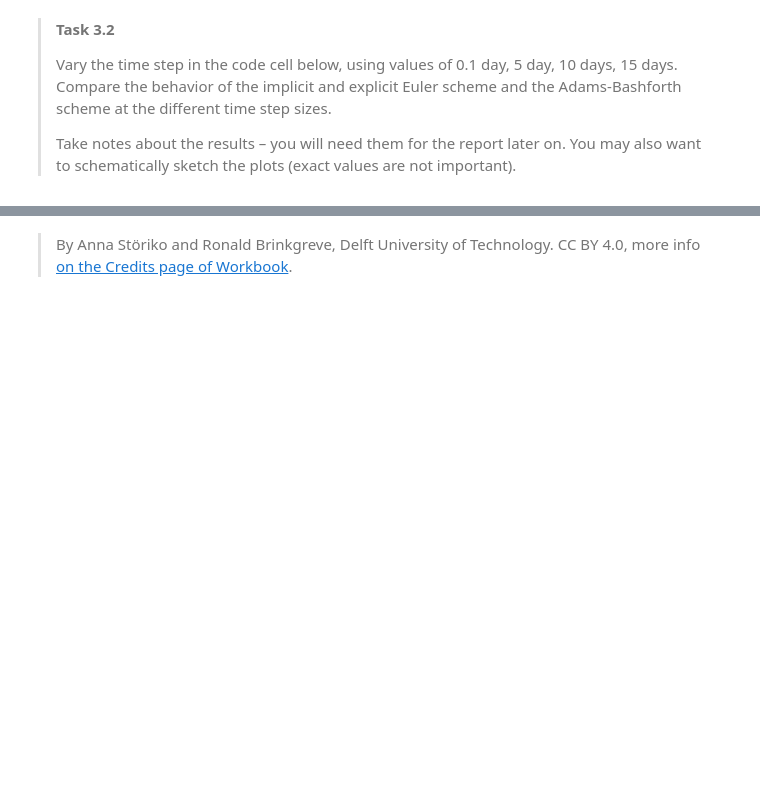
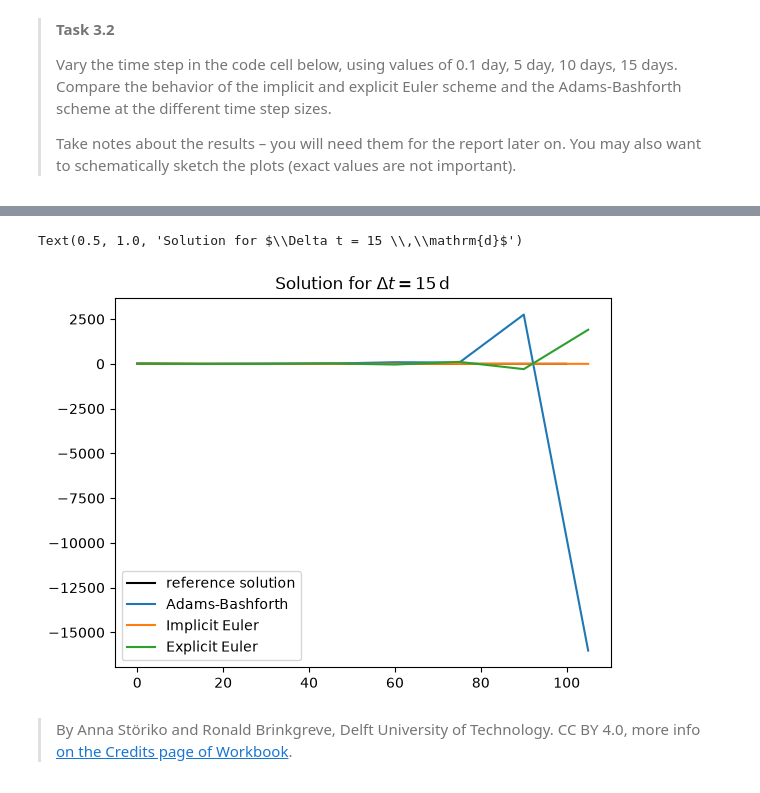
Before and after one commit to candicehabay11/GA1.3, a Jupyter notebook: contaminant_degradation.ipynb, the cells around one changed output, grey strips where cells are left out. Cells and saved outputs as stored; diff of their text form; code cells hidden in the pictures; blank space fills up the shorter version.

```diff
--- a/contaminant_degradation.ipynb
+++ b/contaminant_degradation.ipynb
@@ -413,7 +413,7 @@ Warning: Newton did not converge at t=100 (i=50)
 >
 > Take notes about the results – you will need them for the report later on. You may also want to schematically sketch the plots (exact values are not important).
 # %%
-dt = 0.1
+dt = 15
 t_end = np.maximum(100, dt * 5)
 times = np.arange(0, t_end + dt, dt)  # in days
 n_times = len(times)
@@ -427,3 +427,4 @@ plt.plot(times, c_implicit, label="Implicit Euler")
 plt.plot(times, c_explicit, label="Explicit Euler")
 plt.legend()
 plt.title(fr"Solution for $\Delta t = {dt} \,\mathrm{{d}}$")
+# %% [output]
@@ -430,2 +438,4 @@ plt.title(fr"Solution for $\Delta t = {dt} \,\mathrm{{d}}$")
+Text(0.5, 1.0, 'Solution for $\\Delta t = 15 \\,\\mathrm{d}$')
+[figure, added]
 # %% [markdown]
 > By Anna Störiko and Ronald Brinkgreve, Delft University of Technology. CC BY 4.0, more info [on the Credits page of Workbook](https://mude.citg.tudelft.nl/workbook-2026/credits.html).
```
Also changed, not shown: parts of 1 cell of this notebook.
